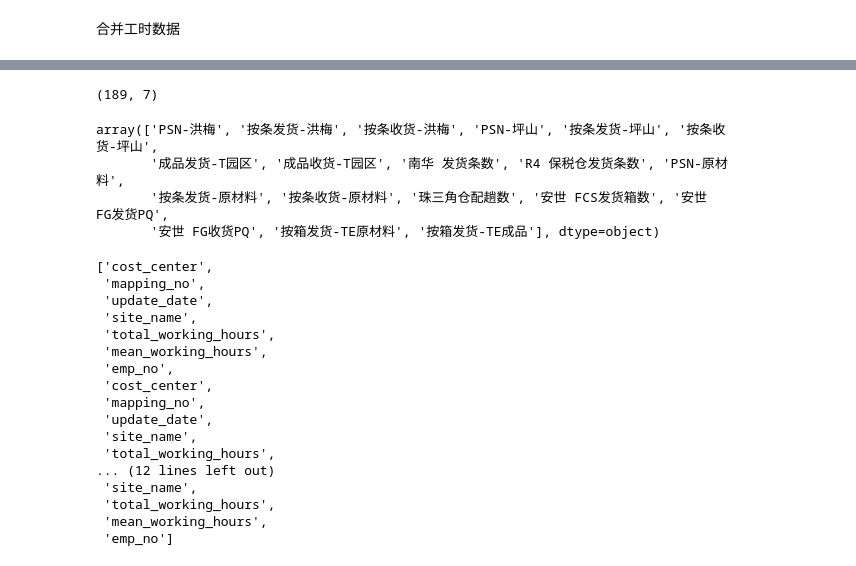
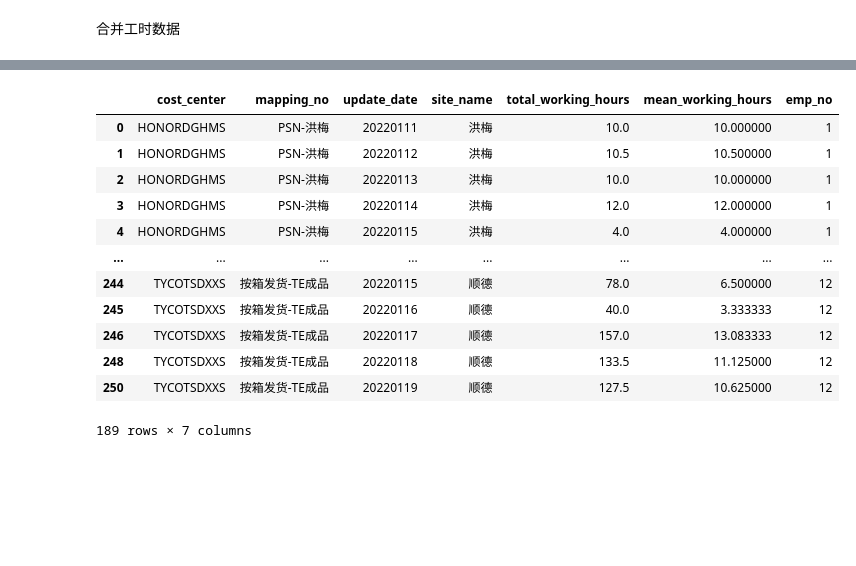
Before and after one commit to fyenne/play11_huawei, a Jupyter notebook: script/huawei.ipynb, the cells around one changed output, grey strips where cells are left out. Cells and saved outputs as stored; diff of their text form; code cells hidden in the pictures; blank space fills up the shorter version.

```diff
--- a/script/huawei.ipynb
+++ b/script/huawei.ipynb
@@ -349,8 +351,20 @@ Index(['emp_no', 'emp_name', 'site_name', 'cost_center', 'dept', 'emp_type',
 # %%
+df2 = pd_loaddata.pd_csv(path+'dwd_dsc_huawei_working_hour_dtl_di.csv')
+df2 = pd_loaddata.bdp_col(df2)
 df3 = df2.groupby(['cost_center', 'mapping_no','update_date', 'site_name']).agg(
-    {'working_hours':['sum', 'mean'], 'emp_no' : ['count']}
+    {'working_hours':['sum', 'mean'], 'emp_no' : ['nunique']}
 )
 df3.columns = df3.columns.get_level_values(0)
 df3 = df3.reset_index()
 df3.columns = ['cost_center', 'mapping_no', 'update_date', 'site_name','total_working_hours',
        'mean_working_hours', 'emp_no']
+df3['mapping_no'] = df3['mapping_no'].str.replace('——', '-')
+df3 = df3[df3['update_date'].apply(lambda x: len(x)) == 8]
+
+types = ['(PS)', '(.+收货)', '(.+发货)', '(.+趟)']
+transla = ['PSN', 'received', 'sent', 'transport_times']
+try:
+    del dict
+except:
+    pass
+dicts = dict(zip(types, transla))
@@ -361,11 +371,16 @@ df3 = df3[df3['update_date'].apply(lambda x: len(x)) == 8]
 # %%
-df3.shape
+df3
 # %% [output]
+|  | cost_center | mapping_no | update_date | site_name | total_working_hours | mean_working_hours | emp_no |
+| 0 | HONORDGHMS | PSN-洪梅 | 20220111 | 洪梅 | 10.0 | 10.000000 | 1 |
+| 1 | HONORDGHMS | PSN-洪梅 | 20220112 | 洪梅 | 10.5 | 10.500000 | 1 |
+| 2 | HONORDGHMS | PSN-洪梅 | 20220113 | 洪梅 | 10.0 | 10.000000 | 1 |
+| 3 | HONORDGHMS | PSN-洪梅 | 20220114 | 洪梅 | 12.0 | 12.000000 | 1 |
+| 4 | HONORDGHMS | PSN-洪梅 | 20220115 | 洪梅 | 4.0 | 4.000000 | 1 |
+| ... | ... | ... | ... | ... | ... | ... | ... |
+| 244 | TYCOTSDXXS | 按箱发货-TE成品 | 20220115 | 顺德 | 78.0 | 6.500000 | 12 |
+| 245 | TYCOTSDXXS | 按箱发货-TE成品 | 20220116 | 顺德 | 40.0 | 3.333333 | 12 |
+| 246 | TYCOTSDXXS | 按箱发货-TE成品 | 20220117 | 顺德 | 157.0 | 13.083333 | 12 |
+| 248 | TYCOTSDXXS | 按箱发货-TE成品 | 20220118 | 顺德 | 133.5 | 11.125000 | 12 |
+| 250 | TYCOTSDXXS | 按箱发货-TE成品 | 20220119 | 顺德 | 127.5 | 10.625000 | 12 |
-(189, 7)
+189 rows × 7 columns
-# %%
-df3['mapping_no'].unique()
-# %% [output]
-array(['PSN-洪梅', '按条发货-洪梅', '按条收货-洪梅', 'PSN-坪山', '按条发货-坪山', '按条收货-坪山',
-       '成品发货-T园区', '成品收货-T园区', '南华 发货条数', 'R4 保税仓发货条数', 'PSN-原材料',
-       '按条发货-原材料', '按条收货-原材料', '珠三角仓配趟数', '安世 FCS发货箱数', '安世 FG发货PQ',
-       '安世 FG收货PQ', '按箱发货-TE原材料', '按箱发货-TE成品'], dtype=object)
@@ -376,20 +386,0 @@ for i in ['(PSN)', '(.+收货)', '(.+发货)', '(.+趟数)']:
-# %%
-df_out
-# %% [output]
-['cost_center',
- 'mapping_no',
- 'update_date',
- 'site_name',
- 'total_working_hours',
- 'mean_working_hours',
- 'emp_no',
- 'cost_center',
- 'mapping_no',
- 'update_date',
- 'site_name',
- 'total_working_hours',
-... (12 lines left out)
- 'site_name',
- 'total_working_hours',
- 'mean_working_hours',
- 'emp_no']
```
Also changed, not shown: parts of 14 cells of this notebook, 3 other files.
